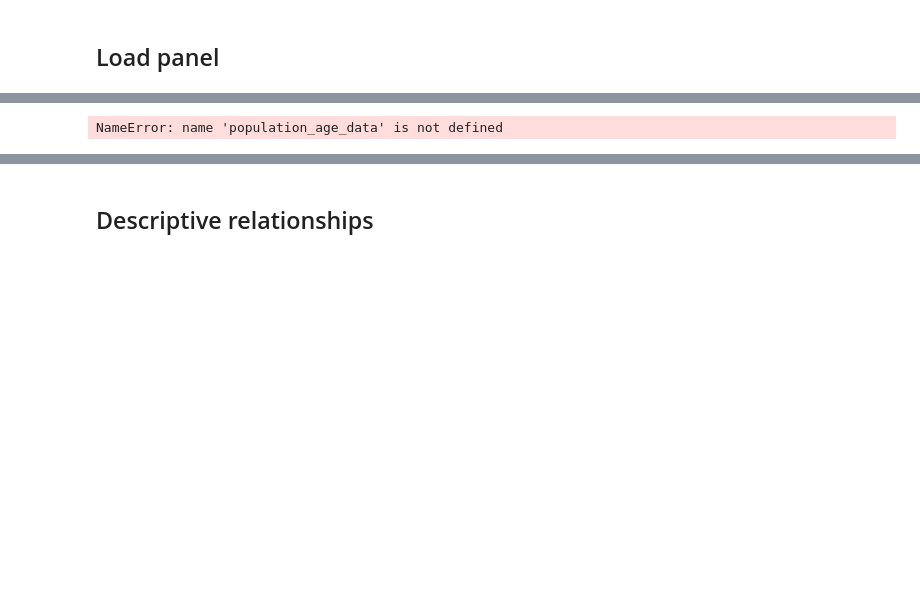
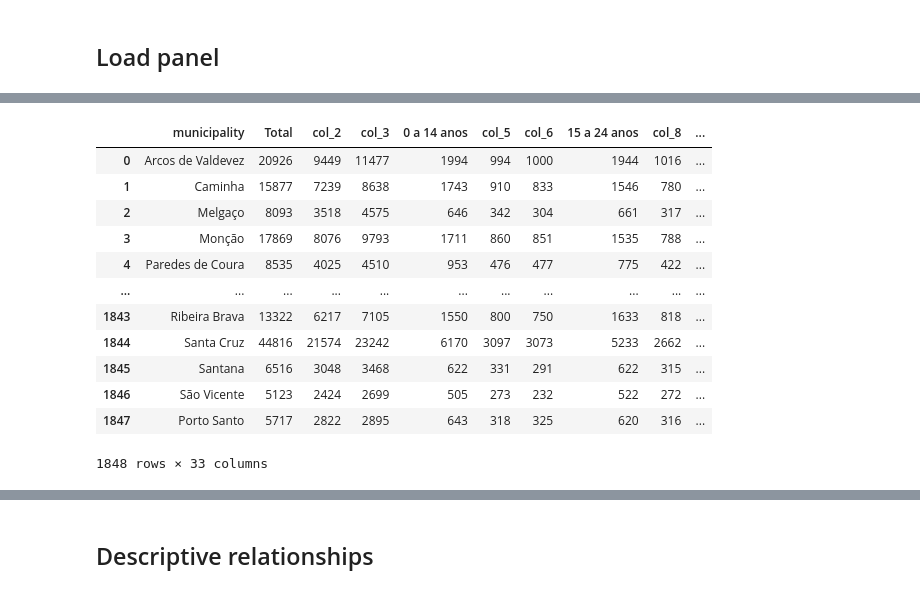
Before and after one commit to rogerjeasy/sustainability-analytics, a Jupyter notebook: notebooks/03_statistical_analysis.ipynb, the cells around one changed output, grey strips where cells are left out. Cells and saved outputs as stored; diff of their text form; code cells hidden in the pictures; blank space fills up the shorter version.

```diff
--- a/notebooks/03_statistical_analysis.ipynb
+++ b/notebooks/03_statistical_analysis.ipynb
@@ -57,4 +58,16 @@ PermissionError: [Errno 13] Permission denied: 'C:\\Users\\Manue\\OneDrive - Hoc
 # %%
-population_age_data[["municipality", "Total", "ine_year", "geo_level"]].head()
+population_age_data
 # %% [output]
+|  | municipality | Total | col_2 | col_3 | 0 a 14 anos | col_5 | col_6 | 15 a 24 anos | col_8 | ... |
+| 0 | Arcos de Valdevez | 20926 | 9449 | 11477 | 1994 | 994 | 1000 | 1944 | 1016 | ... |
+| 1 | Caminha | 15877 | 7239 | 8638 | 1743 | 910 | 833 | 1546 | 780 | ... |
+| 2 | Melgaço | 8093 | 3518 | 4575 | 646 | 342 | 304 | 661 | 317 | ... |
+| 3 | Monção | 17869 | 8076 | 9793 | 1711 | 860 | 851 | 1535 | 788 | ... |
+| 4 | Paredes de Coura | 8535 | 4025 | 4510 | 953 | 476 | 477 | 775 | 422 | ... |
+| ... | ... | ... | ... | ... | ... | ... | ... | ... | ... | ... |
+| 1843 | Ribeira Brava | 13322 | 6217 | 7105 | 1550 | 800 | 750 | 1633 | 818 | ... |
+| 1844 | Santa Cruz | 44816 | 21574 | 23242 | 6170 | 3097 | 3073 | 5233 | 2662 | ... |
+| 1845 | Santana | 6516 | 3048 | 3468 | 622 | 331 | 291 | 622 | 315 | ... |
+| 1846 | São Vicente | 5123 | 2424 | 2699 | 505 | 273 | 232 | 522 | 272 | ... |
+| 1847 | Porto Santo | 5717 | 2822 | 2895 | 643 | 318 | 325 | 620 | 316 | ... |
-NameError: name 'population_age_data' is not defined
+1848 rows × 33 columns
```
Also changed, not shown: parts of 5 cells of this notebook.
